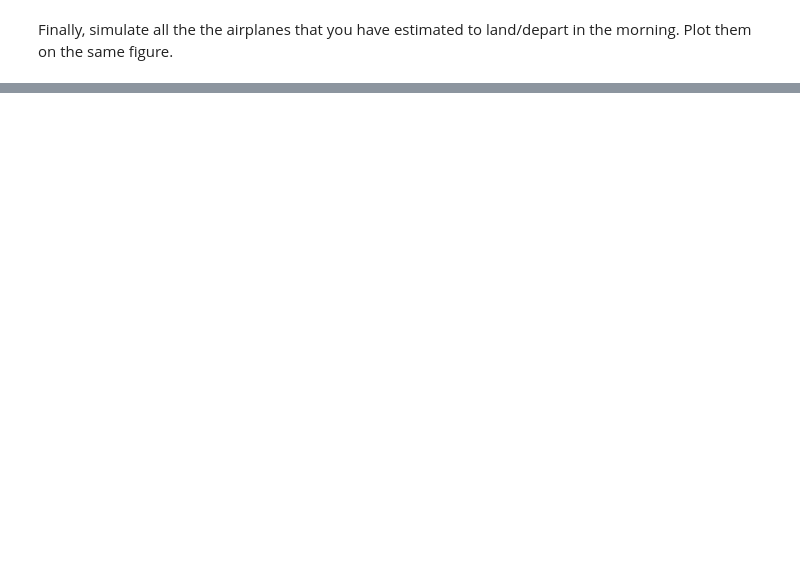
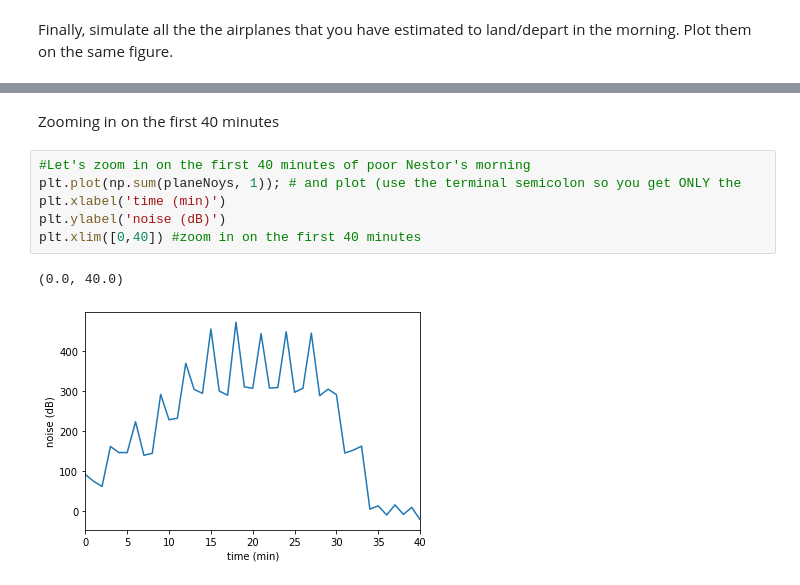
Before and after one commit to kzapalac/PythonTutorials, a Jupyter notebook: tutorial_ex_10/tutorial010Exercise.ipynb, the cells around one changed output, grey strips where cells are left out. Cells and saved outputs as stored; diff of their text form; blank space fills up the shorter version.

```diff
--- a/tutorial_ex_10/tutorial010Exercise.ipynb
+++ b/tutorial_ex_10/tutorial010Exercise.ipynb
@@ -207,0 +224,11 @@ Simulate the dataset of tutorial009. For this final exercise you can use tutoria
+# %% [markdown]
+Zooming in on the first 40 minutes
+# %%
+#Let's zoom in on the first 40 minutes of poor Nestor's morning
+plt.plot(np.sum(planeNoys, 1)); # and plot (use the terminal semicolon so you get ONLY the
+plt.xlabel('time (min)')
+plt.ylabel('noise (dB)')
+plt.xlim([0,40]) #zoom in on the first 40 minutes
+# %% [output]
+(0.0, 40.0)
+[figure, added]
```
Also changed, not shown: parts of 30 cells of this notebook.
